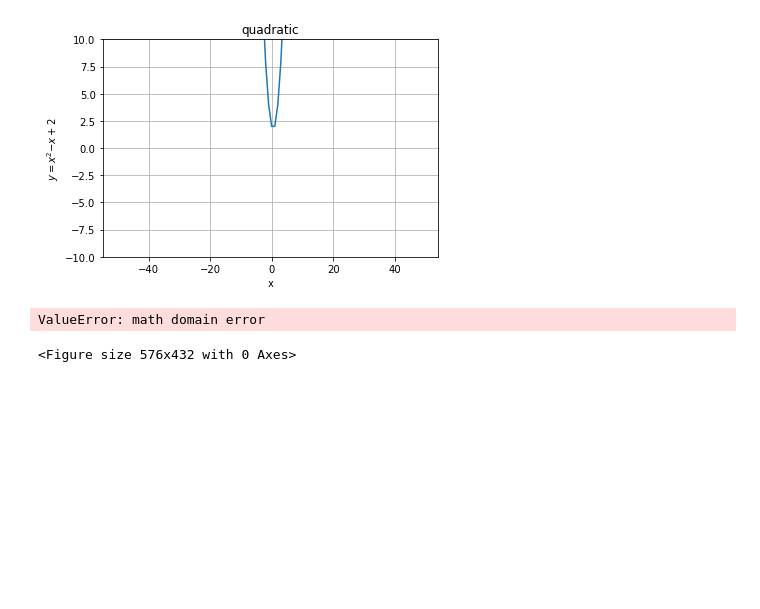
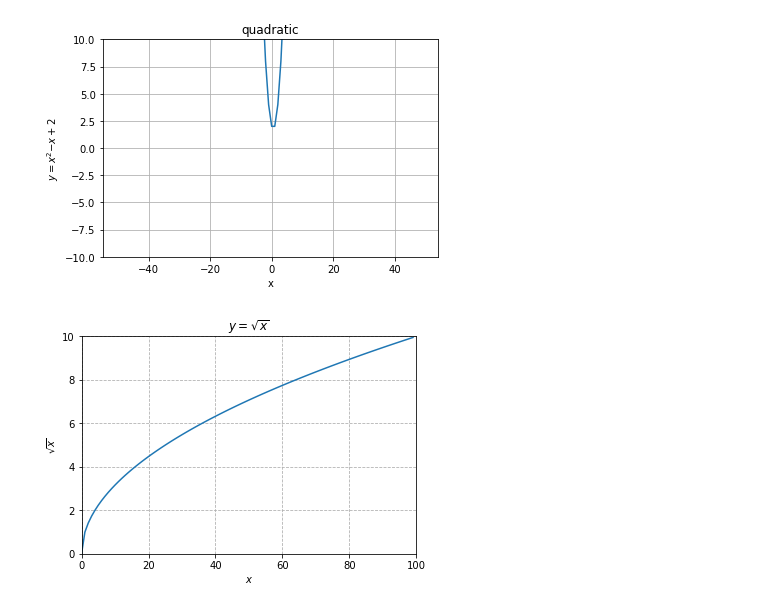
Before and after one commit to tim-keriazes/numpy-pandas-visualization-exercises, a Jupyter notebook: matplotlib_exercises.ipynb, the cells around one changed output. Drawn from its saved outputs; the diff is of its cells as text; code cells hidden in the pictures; blank space fills up the shorter version.

```diff
--- a/matplotlib_exercises.ipynb
+++ b/matplotlib_exercises.ipynb
@@ -56,17 +56,20 @@ y=2x
 y=1/(x+1)
 You can use functions from the math module to help implement some of the equations above.
 # %%
-plt.figure(figsize=(8,6))
-x = range(-100,100)
-y = squareroot = [math.sqrt(x) for x in x]
+x1 = range(0,100)
+y1 = [math.sqrt(n) for n in x1]
 
-plt.plot(x,y)
-plt.title('squareroot')
-plt.grid(ls='-')
-plt.ylim(0,10)
-plt.xlabel('x')
-plt.ylabel('y=sqrt(x)')
+# plot the data
+plt.plot(x1,y1)
+
+# customize the chart
+plt.title('$ y = \sqrt{x}$')
+plt.xlabel('$x$')
+plt.ylabel('$\sqrt{x}$')
+plt.xlim(0,100)
+plt.ylim(0, 10)
+
+plt.grid(True, ls = '--');
 # %% [output]
-ValueError: math domain error
-<Figure size 576x432 with 0 Axes>
+[figure, added]
 # %%
```
Also changed, not shown: parts of 6 cells of this notebook.
